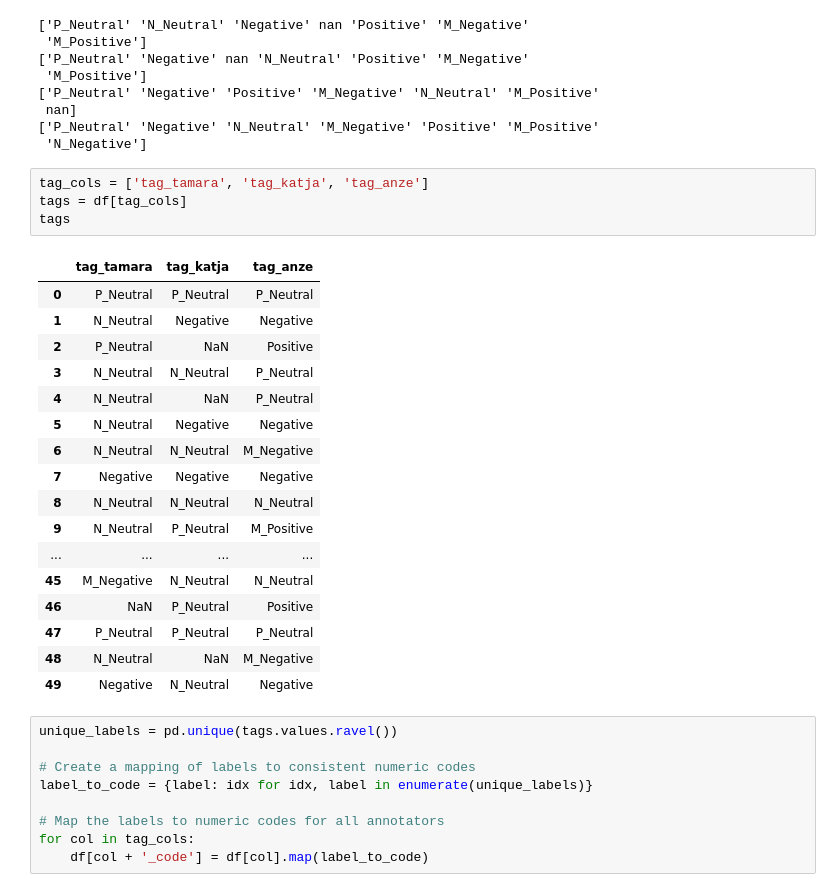
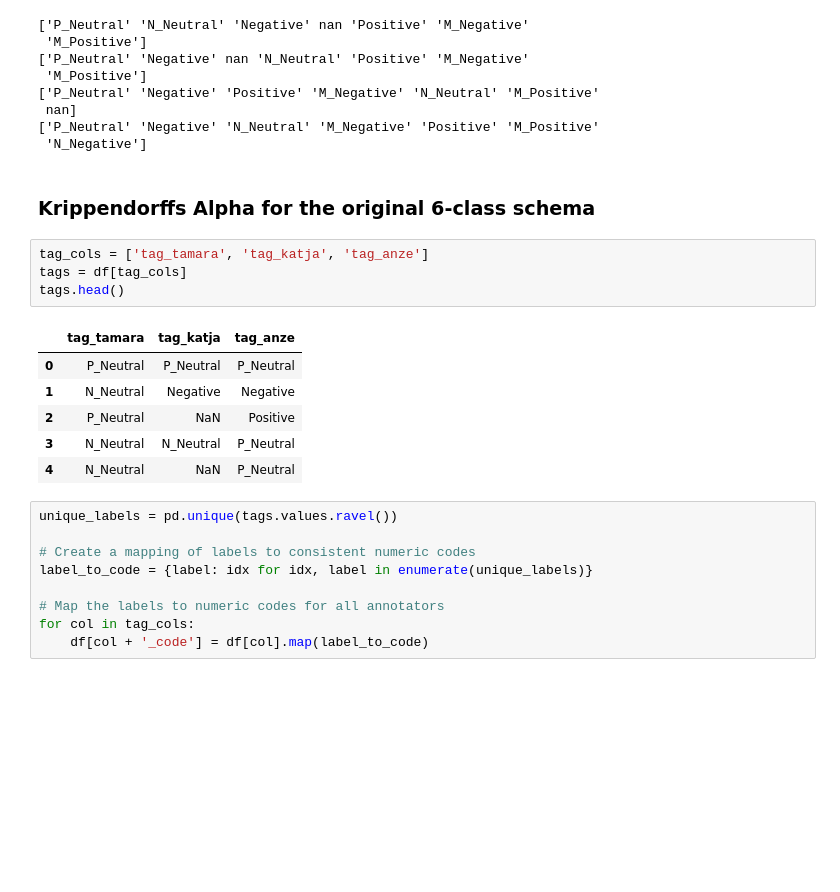
Before and after one commit to katjameden/ParlaMint_Sentiment, a Jupyter notebook: Sentences/Annotation_Pilot/Pilot1.ipynb, the cells around one changed output. Saved outputs shown, nothing was run; the diff lists cells and outputs as text; blank space fills up the shorter version.

```diff
--- a/Sentences/Annotation_Pilot/Pilot1.ipynb
+++ b/Sentences/Annotation_Pilot/Pilot1.ipynb
@@ -37,28 +37,19 @@ print(df['final_tag'].unique())
  nan]
 ['P_Neutral' 'Negative' 'N_Neutral' 'M_Negative' 'Positive' 'M_Positive'
  'N_Negative']
+# %% [markdown]
+### Krippendorffs Alpha for the original 6-class schema
 # %%
 tag_cols = ['tag_tamara', 'tag_katja', 'tag_anze']
 tags = df[tag_cols]
-tags
+tags.head()
 # %% [output]
 |  | tag_tamara | tag_katja | tag_anze |
 | 0 | P_Neutral | P_Neutral | P_Neutral |
 | 1 | N_Neutral | Negative | Negative |
 | 2 | P_Neutral | NaN | Positive |
 | 3 | N_Neutral | N_Neutral | P_Neutral |
 | 4 | N_Neutral | NaN | P_Neutral |
-| 5 | N_Neutral | Negative | Negative |
-| 6 | N_Neutral | N_Neutral | M_Negative |
-| 7 | Negative | Negative | Negative |
-| 8 | N_Neutral | N_Neutral | N_Neutral |
-| 9 | N_Neutral | P_Neutral | M_Positive |
-| ... | ... | ... | ... |
-| 45 | M_Negative | N_Neutral | N_Neutral |
-| 46 | NaN | P_Neutral | Positive |
-| 47 | P_Neutral | P_Neutral | P_Neutral |
-| 48 | N_Neutral | NaN | M_Negative |
-| 49 | Negative | N_Neutral | Negative |
 # %%
 unique_labels = pd.unique(tags.values.ravel())
 
```
Also changed, not shown: parts of 6 cells of this notebook, 6 other files.
